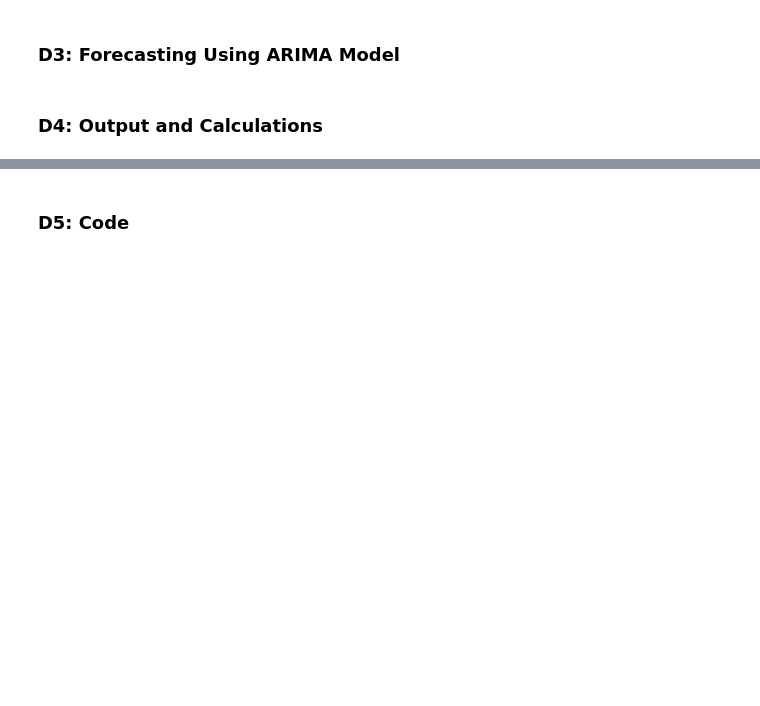
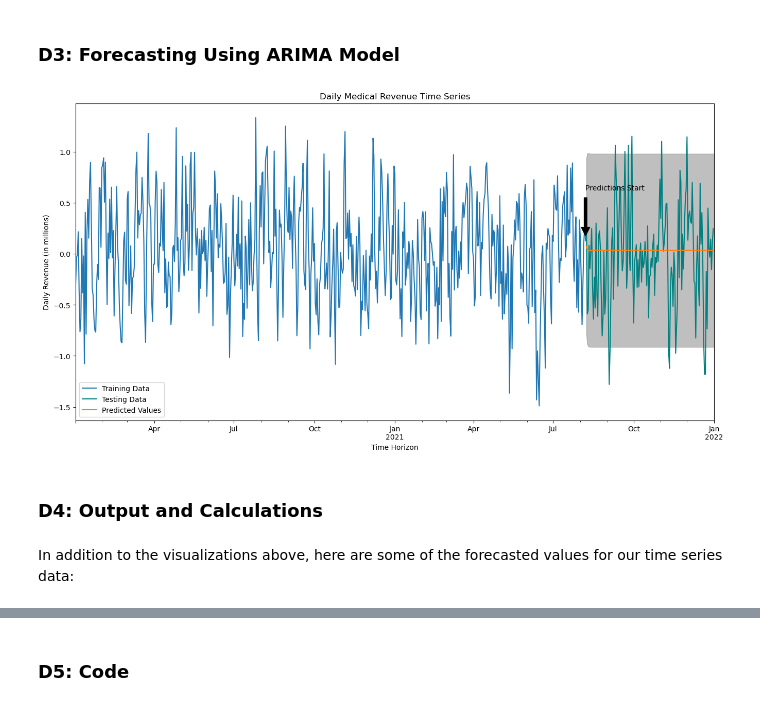
Before and after one commit to jtrawick/D213, a Jupyter notebook: Task1-Time_Series_Modeling/D213_task1.ipynb, the cells around one changed output, grey strips where cells are left out. Drawn from its saved outputs; the diff is of its cells as text; code cells hidden in the pictures; blank space fills up the shorter version.

```diff
--- a/Task1-Time_Series_Modeling/D213_task1.ipynb
+++ b/Task1-Time_Series_Modeling/D213_task1.ipynb
@@ -197,2 +253,6 @@ plt.show()
+# %%
+# Split the dataset into train and test sets at 80/20
+train = df['Revenue_diff'].dropna().iloc[:int(df.__len__() * 0.8)]
+test = df['Revenue_diff'].dropna().iloc[int(df.__len__() *0.8):]
 # %% [markdown]
 ### D2: ARIMA Model
@@ -198,0 +261,6 @@ plt.show()
+# %%
+# Train the ARIMA model on the training set and get summary
+from statsmodels.tsa.arima.model import ARIMA
+mod = ARIMA(train, order=(1, 0, 0))
+res = mod.fit()
+res.summary()
@@ -199,4 +286,23 @@ plt.show()
 # %% [markdown]
 ### D3: Forecasting Using ARIMA Model
+# %%
+# Generate predictions and plot to line graph with test and training data
+from statsmodels.graphics.tsaplots import plot_predict
+
+def arima_forecast_plot(model, train, test, title, ylabel, xlabel, start=len(train), end=len(train)+len(test), figsize=(16, 8)):
+    fig, ax = plt.subplots(figsize=figsize)
+    ax.set(title=title, xlabel=xlabel, ylabel=ylabel)
+    train.plot(ax=ax)
+    test.plot(ax=ax, color='teal')
+    plot_predict(model, start=start, end=end, ax=ax, alpha=0.05)
+    ax.annotate('Predictions Start', xy=(train.index[-1], train.iloc[-1]), xytext=(train.index[-1], train.iloc[-1] + 0.5), arrowprops=dict(facecolor='black', shrink=0.1))
+    ax.legend(['Training Data', 'Testing Data', 'Predicted Values'])
+    plt.show()
+
+arima_forecast_plot(res, train, test, title='Daily Medical Revenue Time Series', ylabel='Daily Revenue (in millions)', xlabel='Time Horizon')
+# %% [output]
+[figure, added]
 # %% [markdown]
 ### D4: Output and Calculations
+# %% [markdown]
+In addition to the visualizations above, here are some of the forecasted values for our time series data:
```
Also changed, not shown: parts of 23 cells of this notebook, 1 other file.
